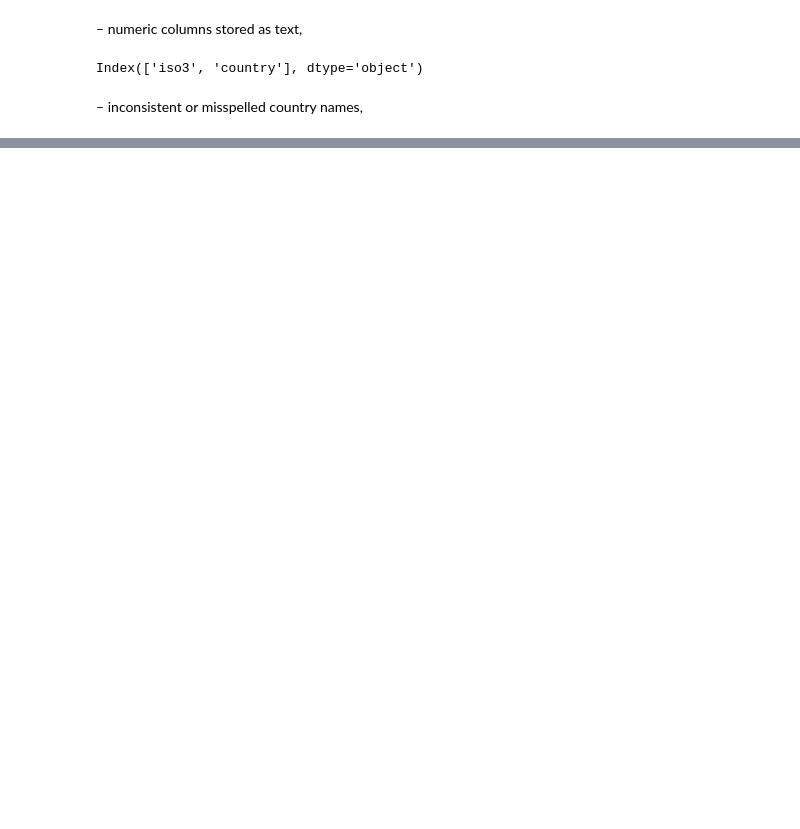
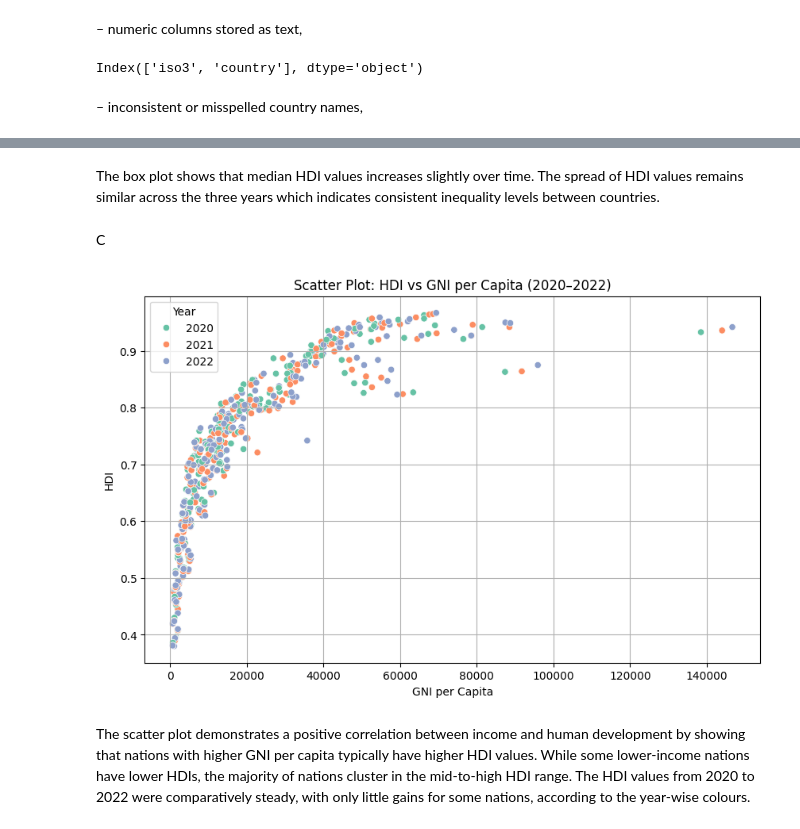
Before and after one commit to kashifmaskeyx/2513342_KashifMaskey, a Jupyter notebook: 2513342_KashifMaskey.ipynb, the cells around one changed output, grey strips where cells are left out. Cells and saved outputs as stored; diff of their text form; code cells hidden in the pictures; blank space fills up the shorter version.

```diff
--- a/2513342_KashifMaskey.ipynb
+++ b/2513342_KashifMaskey.ipynb
@@ -158,0 +457,20 @@ Total unique countries: 206
+# %% [markdown]
+The box plot shows that median HDI values increases slightly over time.
+The spread of HDI values remains similar across the three years which indicates consistent inequality levels between countries.
+# %% [markdown]
+C
+# %%
+scatter_df = hdi_1B_df[hdi_1B_df['year'].isin([2020, 2021, 2022])]
+
+plt.figure(figsize=(10, 6))
+sns.scatterplot(data=scatter_df, x='gross_inc_percap', y='hdi', hue='year', palette='Set2')
+plt.xlabel("GNI per Capita")
+plt.ylabel("HDI")
+plt.title("Scatter Plot: HDI vs GNI per Capita (2020–2022)")
+plt.grid(True)
+plt.legend(title='Year')
+plt.show()
+# %% [output]
+[figure, added]
+# %% [markdown]
+The scatter plot demonstrates a positive correlation between income and human development by showing that nations with higher GNI per capita typically have higher HDI values. While some lower-income nations have lower HDIs, the majority of nations cluster in the mid-to-high HDI range. The HDI values from 2020 to 2022 were comparatively steady, with only little gains for some nations, according to the year-wise colours.
```
Also changed, not shown: parts of 36 cells of this notebook.
